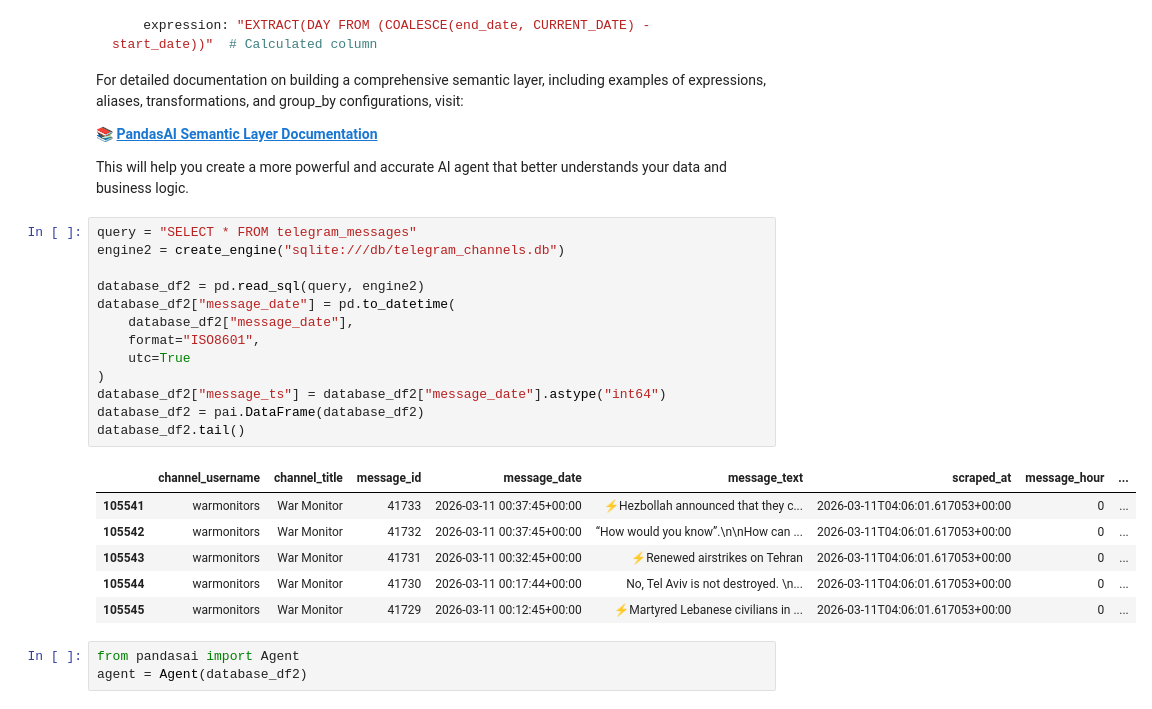
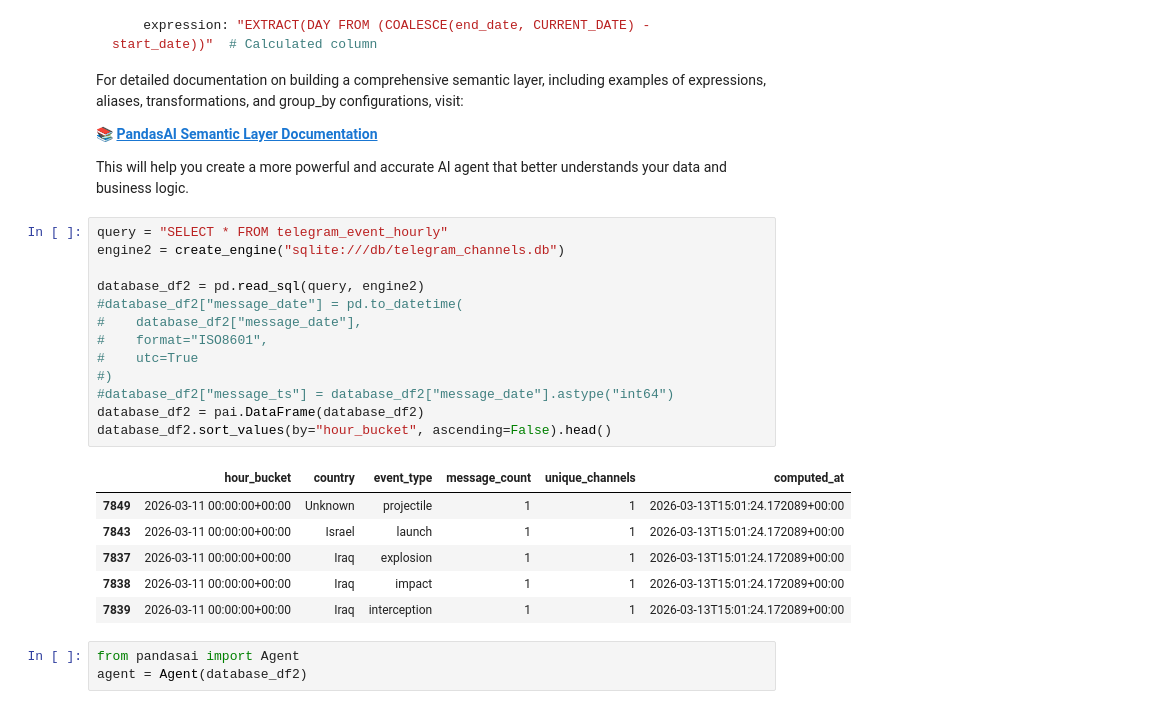
Before and after one commit to mde1/agentic-intelligence-workflow, a Jupyter notebook: pandasai_quickstart_guide.ipynb, the cells around one changed output. Drawn from its saved outputs; the diff is of its cells as text.

```diff
--- a/pandasai_quickstart_guide.ipynb
+++ b/pandasai_quickstart_guide.ipynb
@@ -248,25 +248,25 @@ For detailed documentation on building a comprehensive semantic layer, including
 
 This will help you create a more powerful and accurate AI agent that better understands your data and business logic.
 # %%
-query = "SELECT * FROM telegram_messages"
+query = "SELECT * FROM telegram_event_hourly"
 engine2 = create_engine("sqlite:///db/telegram_channels.db")
 
 database_df2 = pd.read_sql(query, engine2)
-database_df2["message_date"] = pd.to_datetime(
-    database_df2["message_date"],
-    format="ISO8601",
-    utc=True
-)
-database_df2["message_ts"] = database_df2["message_date"].astype("int64")
+#database_df2["message_date"] = pd.to_datetime(
+#    database_df2["message_date"],
+#    format="ISO8601",
+#    utc=True
+#)
+#database_df2["message_ts"] = database_df2["message_date"].astype("int64")
 database_df2 = pai.DataFrame(database_df2)
-database_df2.tail()
+database_df2.sort_values(by="hour_bucket", ascending=False).head()
 # %% [output]
-|  | channel_username | channel_title | message_id | message_date | message_text | scraped_at | message_hour | ... |
-| 105541 | warmonitors | War Monitor | 41733 | 2026-03-11 00:37:45+00:00 | ⚡️Hezbollah announced that they c... | 2026-03-11T04:06:01.617053+00:00 | 0 | ... |
-| 105542 | warmonitors | War Monitor | 41732 | 2026-03-11 00:37:45+00:00 | “How would you know”.\n\nHow can ... | 2026-03-11T04:06:01.617053+00:00 | 0 | ... |
-| 105543 | warmonitors | War Monitor | 41731 | 2026-03-11 00:32:45+00:00 | ⚡️Renewed airstrikes on Tehran | 2026-03-11T04:06:01.617053+00:00 | 0 | ... |
-| 105544 | warmonitors | War Monitor | 41730 | 2026-03-11 00:17:44+00:00 | No, Tel Aviv is not destroyed. \n... | 2026-03-11T04:06:01.617053+00:00 | 0 | ... |
-| 105545 | warmonitors | War Monitor | 41729 | 2026-03-11 00:12:45+00:00 | ⚡️Martyred Lebanese civilians in ... | 2026-03-11T04:06:01.617053+00:00 | 0 | ... |
+|  | hour_bucket | country | event_type | message_count | unique_channels | computed_at |
+| 7849 | 2026-03-11 00:00:00+00:00 | Unknown | projectile | 1 | 1 | 2026-03-13T15:01:24.172089+00:00 |
+| 7843 | 2026-03-11 00:00:00+00:00 | Israel | launch | 1 | 1 | 2026-03-13T15:01:24.172089+00:00 |
+| 7837 | 2026-03-11 00:00:00+00:00 | Iraq | explosion | 1 | 1 | 2026-03-13T15:01:24.172089+00:00 |
+| 7838 | 2026-03-11 00:00:00+00:00 | Iraq | impact | 1 | 1 | 2026-03-13T15:01:24.172089+00:00 |
+| 7839 | 2026-03-11 00:00:00+00:00 | Iraq | interception | 1 | 1 | 2026-03-13T15:01:24.172089+00:00 |
 # %%
 from pandasai import Agent
 agent = Agent(database_df2)
```
Also changed, not shown: 11 other files.
